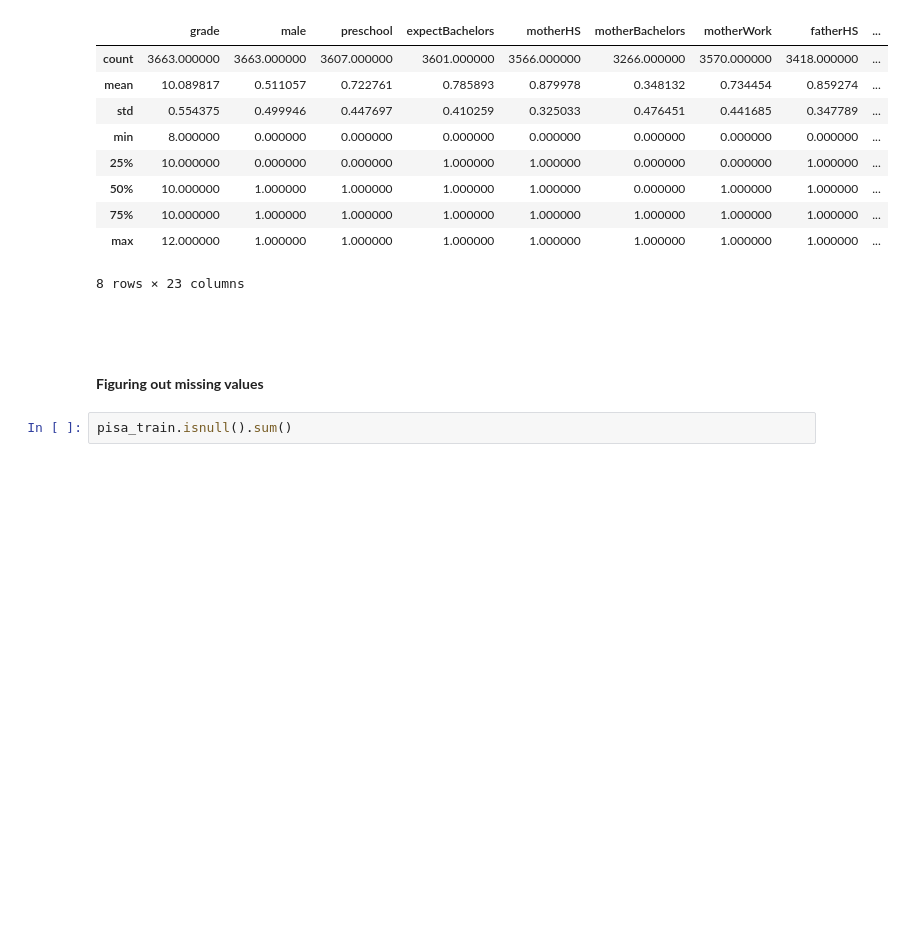
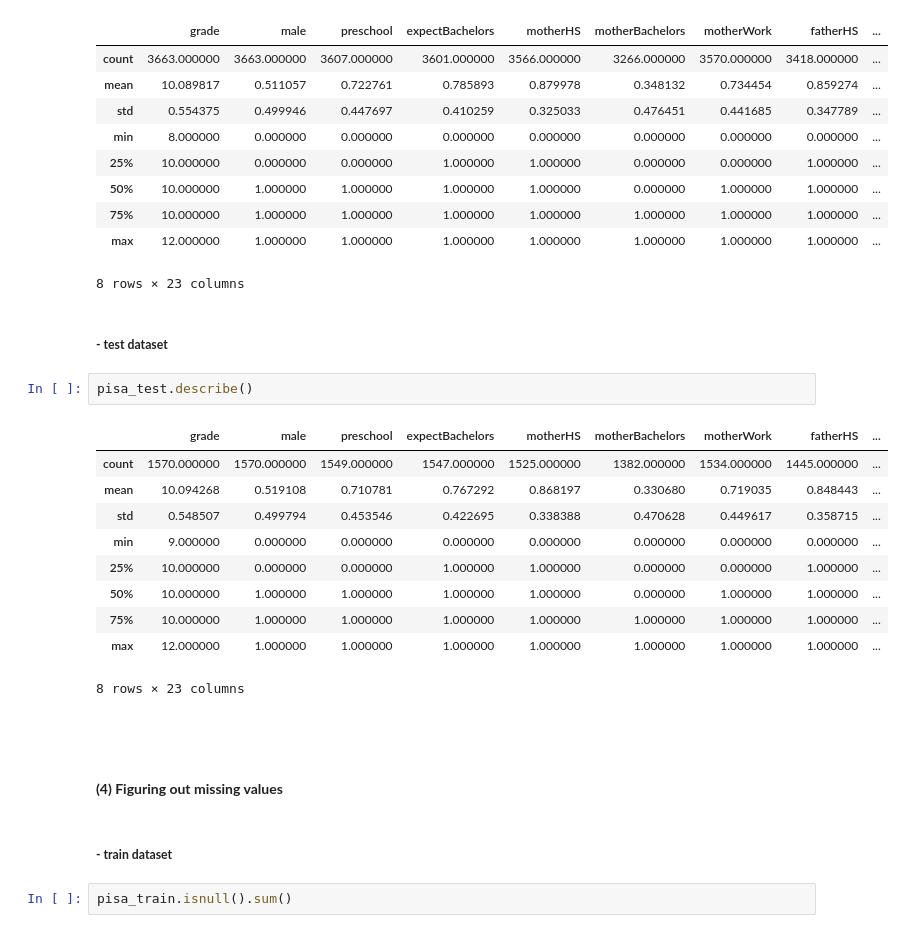
Before and after one commit to ABizCho/py_machineLearning, a Jupyter notebook: Assignment_Individual/asgmt_3_201823869.ipynb, the cells around one changed output. Cells and saved outputs as stored; diff of their text form; blank space fills up the shorter version.

Commit message:
Assignment #3 adding EDA on test dataset + have to modify model by using train data / test data , both are already prepared.

```diff
--- a/Assignment_Individual/asgmt_3_201823869.ipynb
+++ b/Assignment_Individual/asgmt_3_201823869.ipynb
@@ -117,10 +157,27 @@ pisa_train.describe()
 | 75% | 10.000000 | 1.000000 | 1.000000 | 1.000000 | 1.000000 | 1.000000 | 1.000000 | 1.000000 | ... |
 | max | 12.000000 | 1.000000 | 1.000000 | 1.000000 | 1.000000 | 1.000000 | 1.000000 | 1.000000 | ... |
 8 rows × 23 columns
+# %% [markdown]
+##### **- test dataset**
+# %%
+pisa_test.describe()
+# %% [output]
+|  | grade | male | preschool | expectBachelors | motherHS | motherBachelors | motherWork | fatherHS | ... |
+| count | 1570.000000 | 1570.000000 | 1549.000000 | 1547.000000 | 1525.000000 | 1382.000000 | 1534.000000 | 1445.000000 | ... |
+| mean | 10.094268 | 0.519108 | 0.710781 | 0.767292 | 0.868197 | 0.330680 | 0.719035 | 0.848443 | ... |
+| std | 0.548507 | 0.499794 | 0.453546 | 0.422695 | 0.338388 | 0.470628 | 0.449617 | 0.358715 | ... |
+| min | 9.000000 | 0.000000 | 0.000000 | 0.000000 | 0.000000 | 0.000000 | 0.000000 | 0.000000 | ... |
+| 25% | 10.000000 | 0.000000 | 0.000000 | 1.000000 | 1.000000 | 0.000000 | 0.000000 | 1.000000 | ... |
+| 50% | 10.000000 | 1.000000 | 1.000000 | 1.000000 | 1.000000 | 0.000000 | 1.000000 | 1.000000 | ... |
+| 75% | 10.000000 | 1.000000 | 1.000000 | 1.000000 | 1.000000 | 1.000000 | 1.000000 | 1.000000 | ... |
+| max | 12.000000 | 1.000000 | 1.000000 | 1.000000 | 1.000000 | 1.000000 | 1.000000 | 1.000000 | ... |
+8 rows × 23 columns
 # %% [markdown]
 <br>
 # %% [markdown]
-#### **Figuring out missing values**
+#### **(4) Figuring out missing values**
+# %% [markdown]
+##### **- train dataset**
 # %%
 pisa_train.isnull().sum()
 # %% [output]
```
Also changed, not shown: parts of 15 cells of this notebook.
